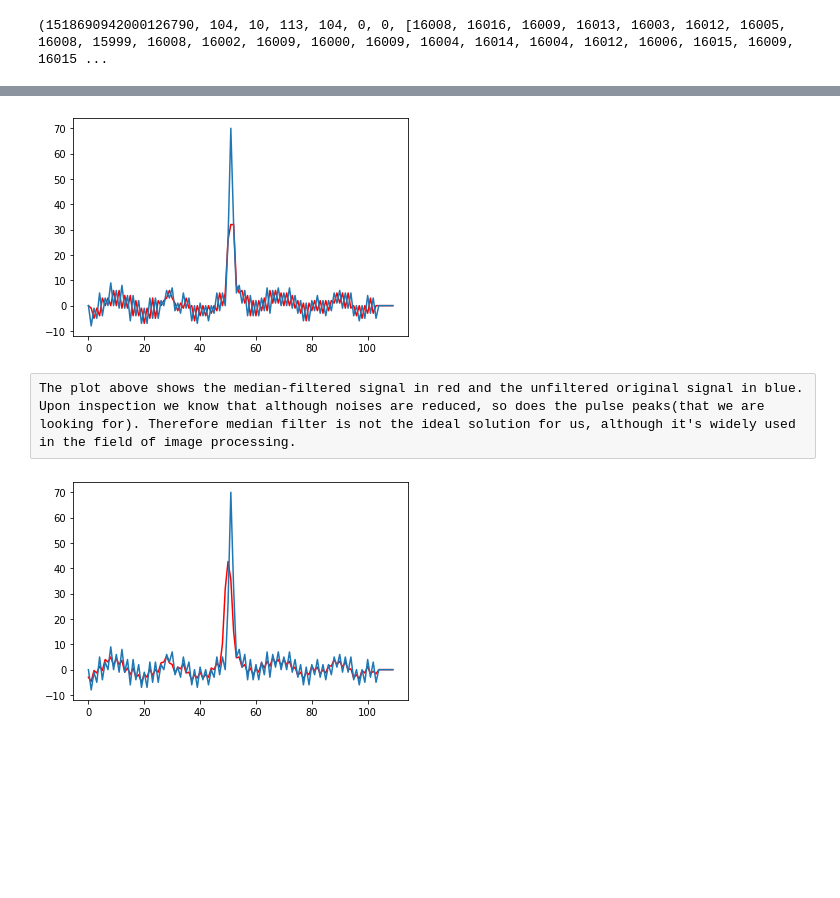
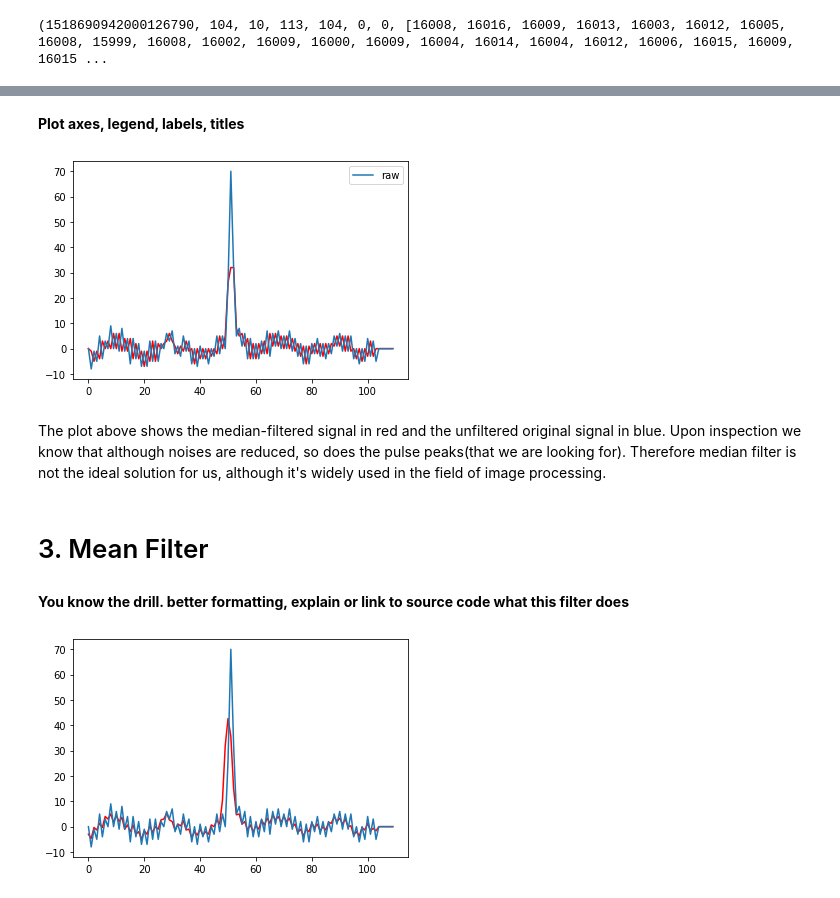
Before and after one commit to RiceAstroparticleLab/signal_processing, a Jupyter notebook: filtering.ipynb, the cells around one changed output, grey strips where cells are left out. Saved outputs shown, nothing was run; the diff lists cells and outputs as text; code cells hidden in the pictures; blank space fills up the shorter version.

```diff
--- a/filtering.ipynb
+++ b/filtering.ipynb
@@ -106,15 +131,22 @@ Let's look at some other filters. The very first two filters people usually come
+# %% [markdown]
+**Plot axes, legend, labels, titles**
 # %%
 #Firstly we are going to implement a median filter:
 from scipy.signal import medfilt
 #taking record[0] as an example
 med_filtered_example = medfilt(record[0][-1])
 plt.plot(med_filtered_example,color="red")
-plt.plot(record[0][-1])
+plt.plot(record[0][-1], label='raw')
+plt.legend()
 plt.show()
 # %% [output]
-[figure, old version]
+[figure, new version]
-# %% [raw]
-The plot above shows the median-filtered signal in red and the unfiltered original signal in blue. Upon inspection we know that although noises are reduced, so does the pulse peaks(that we are looking for). Therefore median filter is not the ideal solution for us, although it's widely used in the field of image processing.
+# %% [markdown]
+The plot above shows the median-filtered signal in red and the unfiltered original signal in blue. Upon inspection we know that although noises are reduced, so does the pulse peaks(that we are looking for). Therefore median filter is not the ideal solution for us, although it's widely used in the field of image processing.
+# %% [markdown]
+# 3. Mean Filter
+# %% [markdown]
+**You know the drill. better formatting, explain or link to source code what this filter does**
 # %%
 #Now let's implement a simple mean filter:
 def runningMeanFast(x, N):
```
Also changed, not shown: parts of 56 cells of this notebook.
